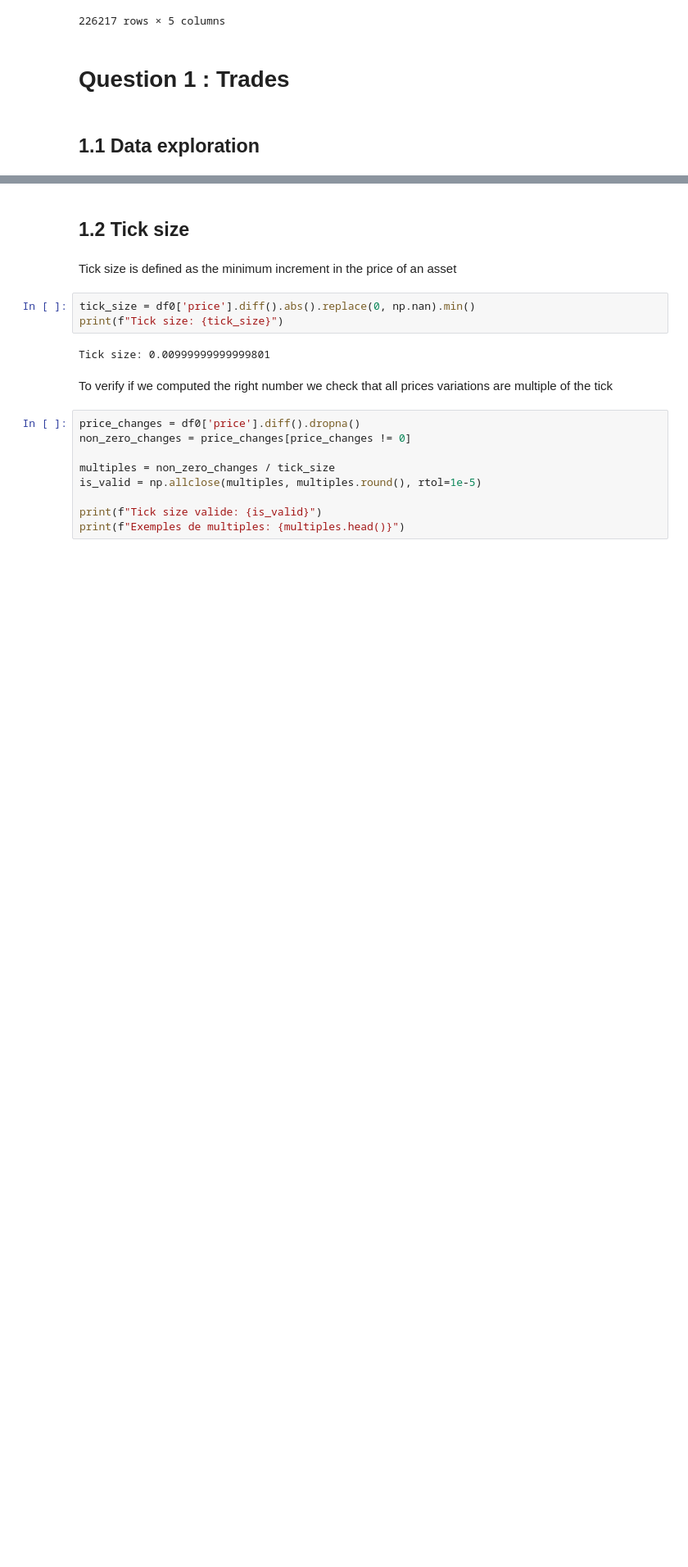
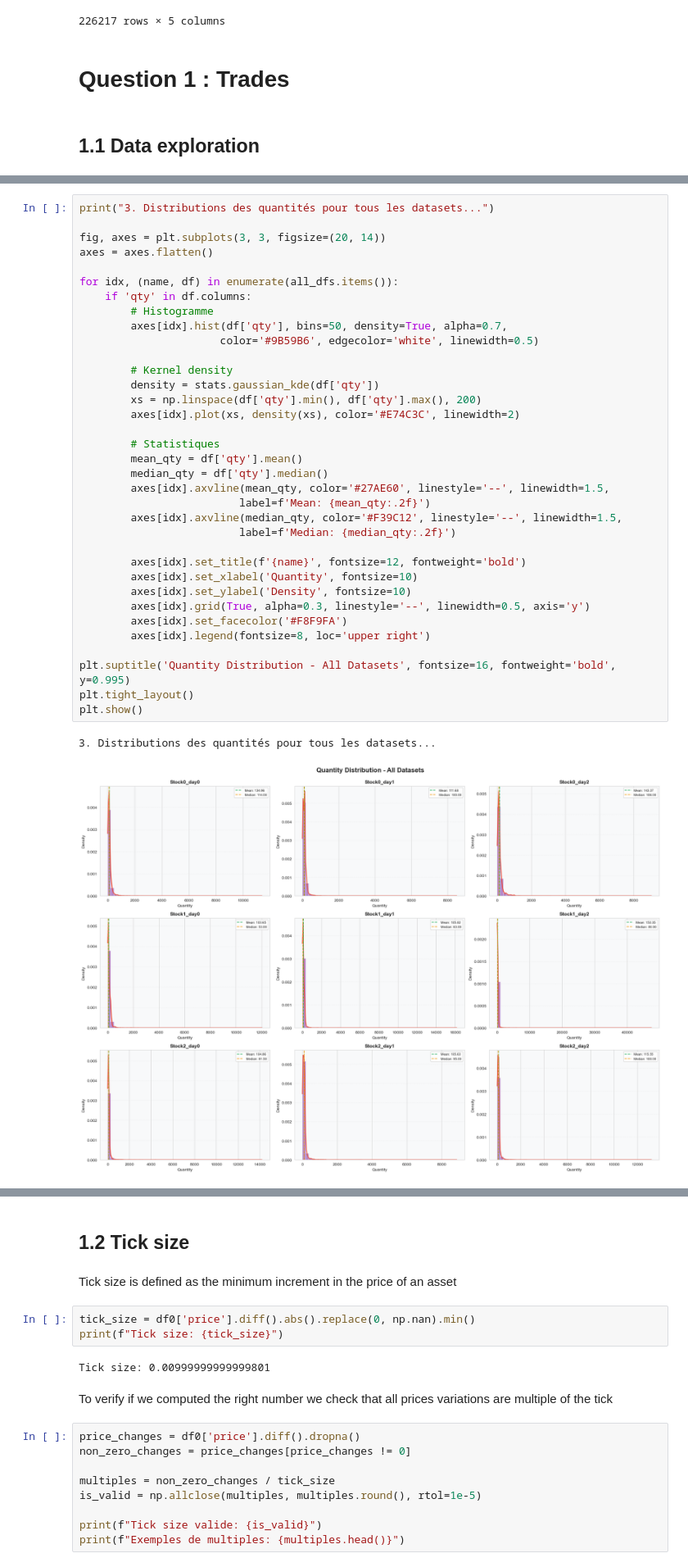
Before and after one commit to Guillaume-melis/HFT_Labs, a Jupyter notebook: DHF_Lab1_Melis_Boro_Rousseau.ipynb, the cells around one changed output, grey strips where cells are left out. Shown at 82% size. Drawn from its saved outputs; the diff is of its cells as text; blank space fills up the shorter version.

```diff
--- a/DHF_Lab1_Melis_Boro_Rousseau.ipynb
+++ b/DHF_Lab1_Melis_Boro_Rousseau.ipynb
@@ -412,0 +300,38 @@ Kurtosis: 1462.7883
+# %%
+print("3. Distributions des quantités pour tous les datasets...")
+
+fig, axes = plt.subplots(3, 3, figsize=(20, 14))
+axes = axes.flatten()
+
+for idx, (name, df) in enumerate(all_dfs.items()):
+    if 'qty' in df.columns:
+        # Histogramme
+        axes[idx].hist(df['qty'], bins=50, density=True, alpha=0.7,
+                      color='#9B59B6', edgecolor='white', linewidth=0.5)
+
+        # Kernel density
+        density = stats.gaussian_kde(df['qty'])
+        xs = np.linspace(df['qty'].min(), df['qty'].max(), 200)
+        axes[idx].plot(xs, density(xs), color='#E74C3C', linewidth=2)
+
+        # Statistiques
+        mean_qty = df['qty'].mean()
+        median_qty = df['qty'].median()
+        axes[idx].axvline(mean_qty, color='#27AE60', linestyle='--', linewidth=1.5,
+                         label=f'Mean: {mean_qty:.2f}')
+        axes[idx].axvline(median_qty, color='#F39C12', linestyle='--', linewidth=1.5,
+                         label=f'Median: {median_qty:.2f}')
+
+        axes[idx].set_title(f'{name}', fontsize=12, fontweight='bold')
+        axes[idx].set_xlabel('Quantity', fontsize=10)
+        axes[idx].set_ylabel('Density', fontsize=10)
+        axes[idx].grid(True, alpha=0.3, linestyle='--', linewidth=0.5, axis='y')
+        axes[idx].set_facecolor('#F8F9FA')
+        axes[idx].legend(fontsize=8, loc='upper right')
+
+plt.suptitle('Quantity Distribution - All Datasets', fontsize=16, fontweight='bold', y=0.995)
+plt.tight_layout()
+plt.show()
+# %% [output]
+3. Distributions des quantités pour tous les datasets...
+[figure, added]
```
Also changed, not shown: parts of 31 cells of this notebook.
